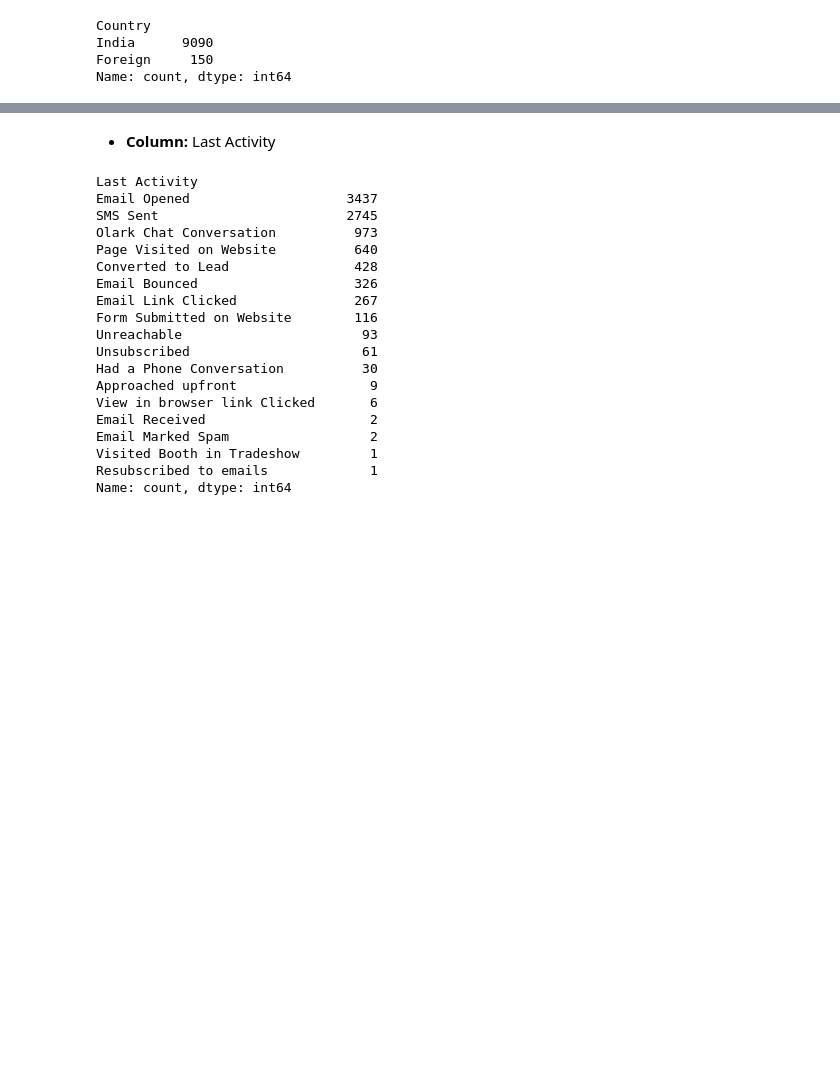
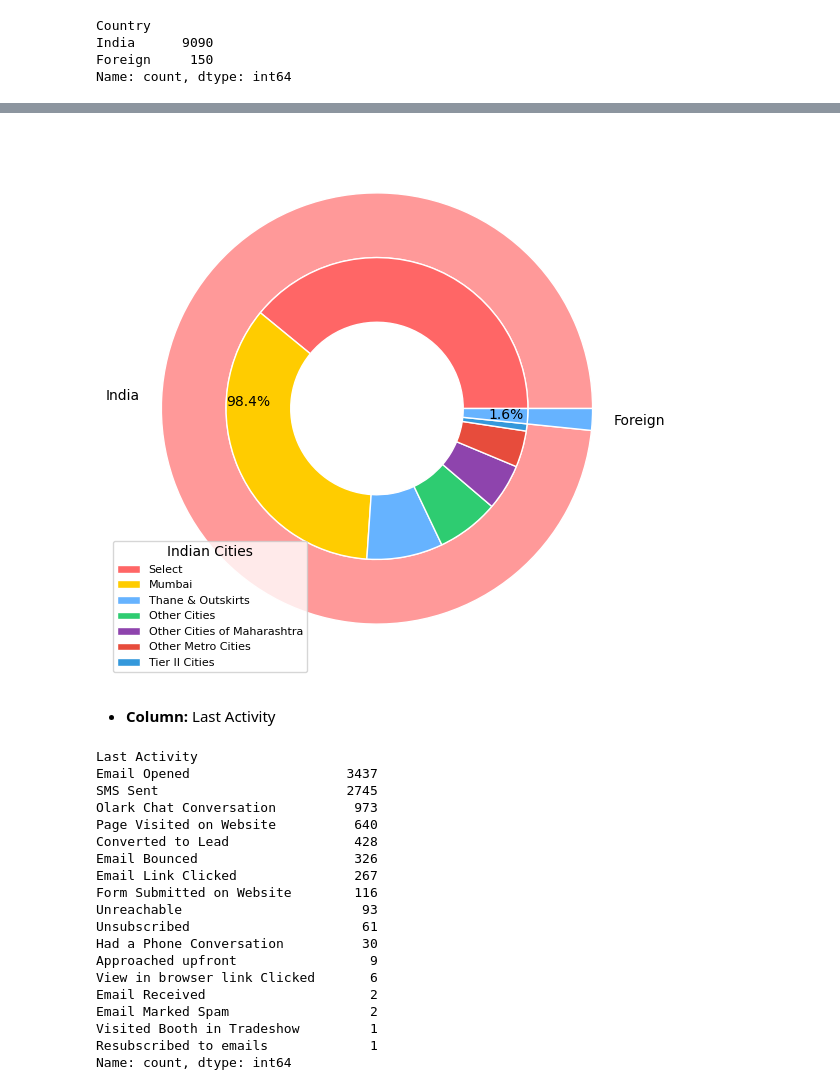
Before and after one commit to jshivani123/Lead-Scoring-Assignment, a Jupyter notebook: Lead Scoring Assignment.ipynb, the cells around one changed output, grey strips where cells are left out. Drawn from its saved outputs; the diff is of its cells as text; code cells hidden in the pictures; blank space fills up the shorter version.

```diff
--- a/Lead Scoring Assignment.ipynb
+++ b/Lead Scoring Assignment.ipynb
@@ -228,3 +242,46 @@ Name: count, dtype: int64
+# %%
+# Data for the outer pie (Country)
+outer_labels = ['India', 'Foreign']  # Only Category A will have sub-categories
+outer_sizes = [9090, 150]  # Size of the main categories
+outer_colors = ['#ff9999', '#66b3ff']
+
+# Data for the inner pie (Indian cities)
+inner_labels = ['Select', 'Mumbai', 'Thane & Outskirts', 'Other Cities', 'Other Cities of Maharashtra', 'Other Metro Cities', 'Tier II Cities']  # Sub-categories for Category A
+inner_sizes = list(df[df['Country'] == 'India']['City'].value_counts())  # Size of the sub-categories
+
+# Define distinct contrasting colors for inner pie chart
+inner_colors = ['#ff6666', '#ffcc00', '#66b3ff', '#2ecc71', '#8e44ad', '#e74c3c', '#3498db']
+
+fig, ax = plt.subplots(figsize=(10, 7))  # Adjust the width and height
+
+
+wedges_outer, texts_outer, autotexts_outer = ax.pie(
+    outer_sizes, labels=outer_labels, colors=outer_colors, radius=1,
+    wedgeprops=dict(width=0.3, edgecolor='w'), autopct='%1.1f%%'
+)
+
+# The inner pie will reflect only the sub-categories for "India", and we'll add a dummy slice for "Foreign".
+
+inner_sizes_full = inner_sizes + [sum(outer_sizes) - sum(inner_sizes)]  # The remaining size is for "Foreign"
+inner_colors_full = inner_colors + ['#66b3ff']  # Use the same color for "Foreign" in the inner pie
+
+# Create the inner pie chart
+wedges_inner, _ = ax.pie(
+    inner_sizes_full, colors=inner_colors_full, radius=0.7,
+    wedgeprops=dict(width=0.3, edgecolor='w')
+)
+
+
+ax.set(aspect="equal")
+
+# Add a legend for the inner pie chart, positioned at the bottom left
+
+plt.legend(wedges_inner[:-1], inner_labels, title="Indian Cities", loc="lower left", bbox_to_anchor=(0, 0), prop={'size': 8})
+
+# Show the plot
+plt.show()
+# %% [output]
+[figure, added]
 # %% [markdown]
 - <span style="font-weight: bold;">Column:</span> Last Activity
 # %%
```
Also changed, not shown: parts of 34 cells of this notebook, 1 other file.
